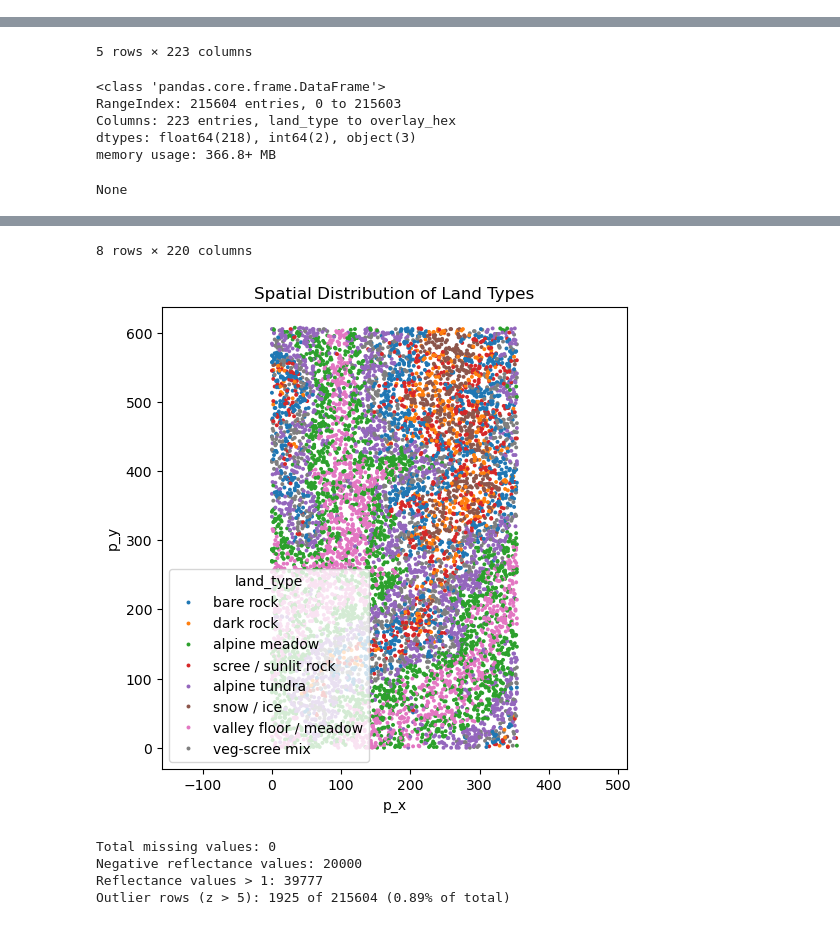
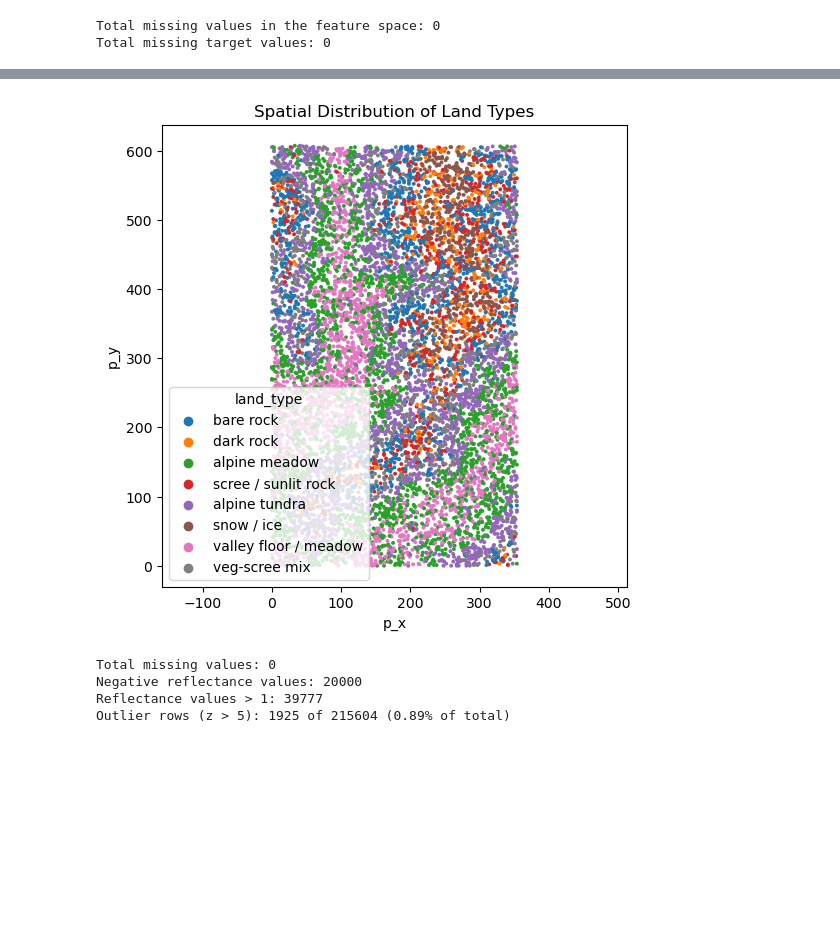
Before and after one commit to Mihneapiuaru/ml_project, a Jupyter notebook: notebooks/ml_project_task1.1.ipynb, the cells around one changed output, grey strips where cells are left out. Drawn from its saved outputs; the diff is of its cells as text; code cells hidden in the pictures; blank space fills up the shorter version.

```diff
--- a/notebooks/ml_project_task1.1.ipynb
+++ b/notebooks/ml_project_task1.1.ipynb
@@ -5,0 +19,3 @@ data1=pd.read_csv('/Users/guqian/Desktop/LSE/ST443/project/ml_project/data/data1
+# %%
+#Replace the path with the absolute path of your file
+data1=pd.read_csv('/Users/mihneapiuaru/Desktop/LSE Academic Courses/ST443/group_project/ml_project/data/data-1.csv.gz')
@@ -5,0 +80,9 @@ data1=pd.read_csv('/Users/guqian/Desktop/LSE/ST443/project/ml_project/data/data1
+# %%
+#Missing values
+missing_features = data1.select_dtypes(include = "float64").isna().sum().sum()
+missing_target = data1['land_type'].isna().sum()
+print(f"Total missing values in the feature space: {missing_features}")
+print(f"Total missing target values: {missing_target}")
+# %% [output]
+Total missing values in the feature space: 0
+Total missing target values: 0
@@ -6,9 +91,4 @@ data1=pd.read_csv('/Users/guqian/Desktop/LSE/ST443/project/ml_project/data/data1
 # %%
-# First view
-display(data1.head())
-display(data1.info())
-display(data1.describe())
-
 # Spatial distribution of land types (confirms figure 1 in the project description)
 import seaborn as sns
 import matplotlib.pyplot as plt
@@ -28,7 +101,0 @@ plt.show()
-5 rows × 223 columns
-<class 'pandas.core.frame.DataFrame'>
-RangeIndex: 215604 entries, 0 to 215603
-Columns: 223 entries, land_type to overlay_hex
-dtypes: float64(218), int64(2), object(3)
-memory usage: 366.8+ MB
-None
@@ -44,4 +102,3 @@ None
-8 rows × 220 columns
-[figure, old version]
+[figure, new version]
 # %%
 # Missing & invalid value check
```
Also changed, not shown: parts of 17 cells of this notebook.
